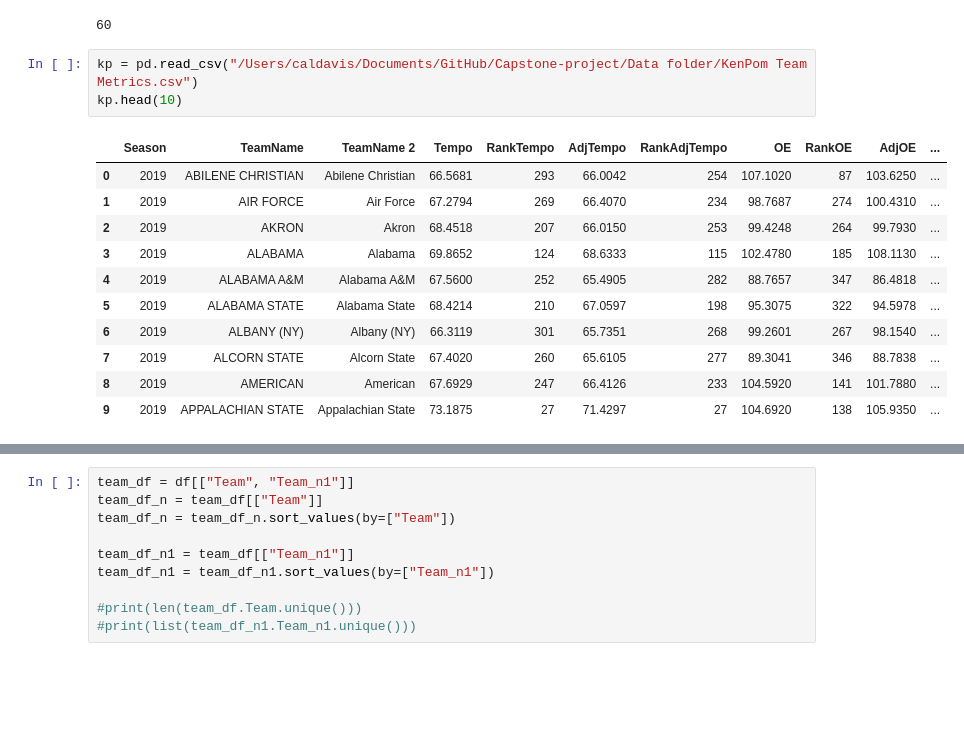
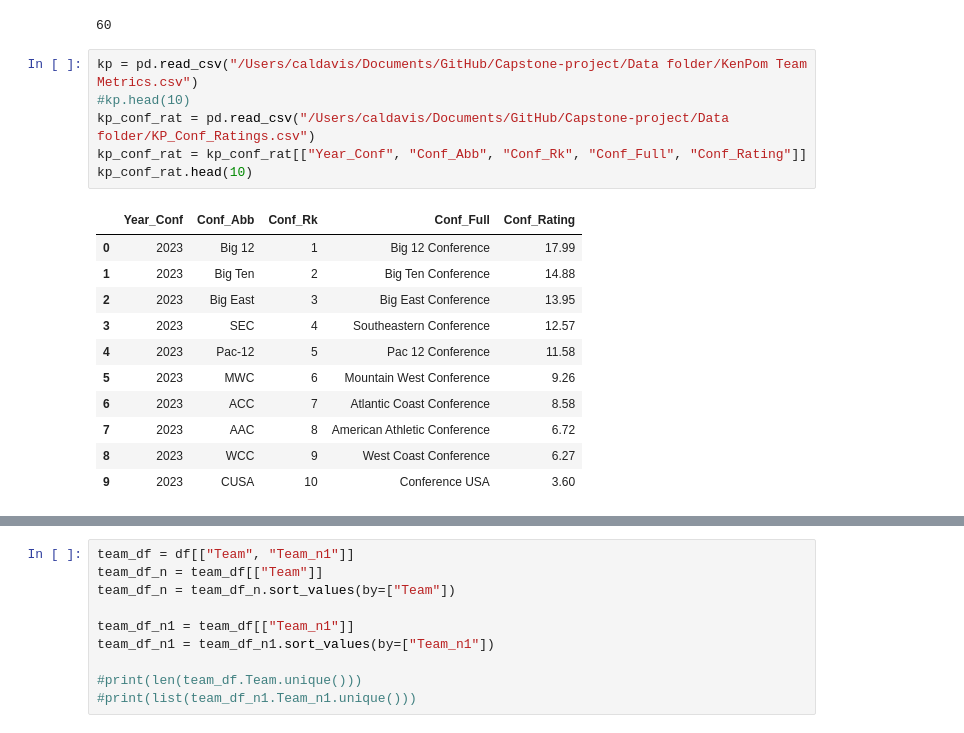
Before and after one commit to zainhoda1/Capstone-project, a Jupyter notebook: Analysis files/Model Execution.ipynb, the cells around one changed output, grey strips where cells are left out. Saved outputs shown, nothing was run; the diff lists cells and outputs as text; blank space fills up the shorter version.

```diff
--- a/Analysis files/Model Execution.ipynb
+++ b/Analysis files/Model Execution.ipynb
@@ -9,18 +9,21 @@ pd.options.display.max_rows
 60
 # %%
 kp = pd.read_csv("/Users/caldavis/Documents/GitHub/Capstone-project/Data folder/KenPom Team Metrics.csv")
-kp.head(10)
+#kp.head(10)
+kp_conf_rat = pd.read_csv("/Users/caldavis/Documents/GitHub/Capstone-project/Data folder/KP_Conf_Ratings.csv")
+kp_conf_rat = kp_conf_rat[["Year_Conf", "Conf_Abb", "Conf_Rk", "Conf_Full", "Conf_Rating"]]
+kp_conf_rat.head(10)
 # %% [output]
-|  | Season | TeamName | TeamName 2 | Tempo | RankTempo | AdjTempo | RankAdjTempo | OE | RankOE | AdjOE | ... |
-| 0 | 2019 | ABILENE CHRISTIAN | Abilene Christian | 66.5681 | 293 | 66.0042 | 254 | 107.1020 | 87 | 103.6250 | ... |
-| 1 | 2019 | AIR FORCE | Air Force | 67.2794 | 269 | 66.4070 | 234 | 98.7687 | 274 | 100.4310 | ... |
-| 2 | 2019 | AKRON | Akron | 68.4518 | 207 | 66.0150 | 253 | 99.4248 | 264 | 99.7930 | ... |
-| 3 | 2019 | ALABAMA | Alabama | 69.8652 | 124 | 68.6333 | 115 | 102.4780 | 185 | 108.1130 | ... |
-| 4 | 2019 | ALABAMA A&M | Alabama A&M | 67.5600 | 252 | 65.4905 | 282 | 88.7657 | 347 | 86.4818 | ... |
-| 5 | 2019 | ALABAMA STATE | Alabama State | 68.4214 | 210 | 67.0597 | 198 | 95.3075 | 322 | 94.5978 | ... |
-| 6 | 2019 | ALBANY (NY) | Albany (NY) | 66.3119 | 301 | 65.7351 | 268 | 99.2601 | 267 | 98.1540 | ... |
-| 7 | 2019 | ALCORN STATE | Alcorn State | 67.4020 | 260 | 65.6105 | 277 | 89.3041 | 346 | 88.7838 | ... |
-| 8 | 2019 | AMERICAN | American | 67.6929 | 247 | 66.4126 | 233 | 104.5920 | 141 | 101.7880 | ... |
-| 9 | 2019 | APPALACHIAN STATE | Appalachian State | 73.1875 | 27 | 71.4297 | 27 | 104.6920 | 138 | 105.9350 | ... |
+|  | Year_Conf | Conf_Abb | Conf_Rk | Conf_Full | Conf_Rating |
+| 0 | 2023 | Big 12 | 1 | Big 12 Conference | 17.99 |
+| 1 | 2023 | Big Ten | 2 | Big Ten Conference | 14.88 |
+| 2 | 2023 | Big East | 3 | Big East Conference | 13.95 |
+| 3 | 2023 | SEC | 4 | Southeastern Conference | 12.57 |
+| 4 | 2023 | Pac-12 | 5 | Pac 12 Conference | 11.58 |
+| 5 | 2023 | MWC | 6 | Mountain West Conference | 9.26 |
+| 6 | 2023 | ACC | 7 | Atlantic Coast Conference | 8.58 |
+| 7 | 2023 | AAC | 8 | American Athletic Conference | 6.72 |
+| 8 | 2023 | WCC | 9 | West Coast Conference | 6.27 |
+| 9 | 2023 | CUSA | 10 | Conference USA | 3.60 |
 # %%
 d = pd.read_csv("/Users/caldavis/Documents/GitHub/Capstone-project/Data folder/final_data_by_player_type.csv")
```
Also changed, not shown: parts of 7 cells of this notebook.
